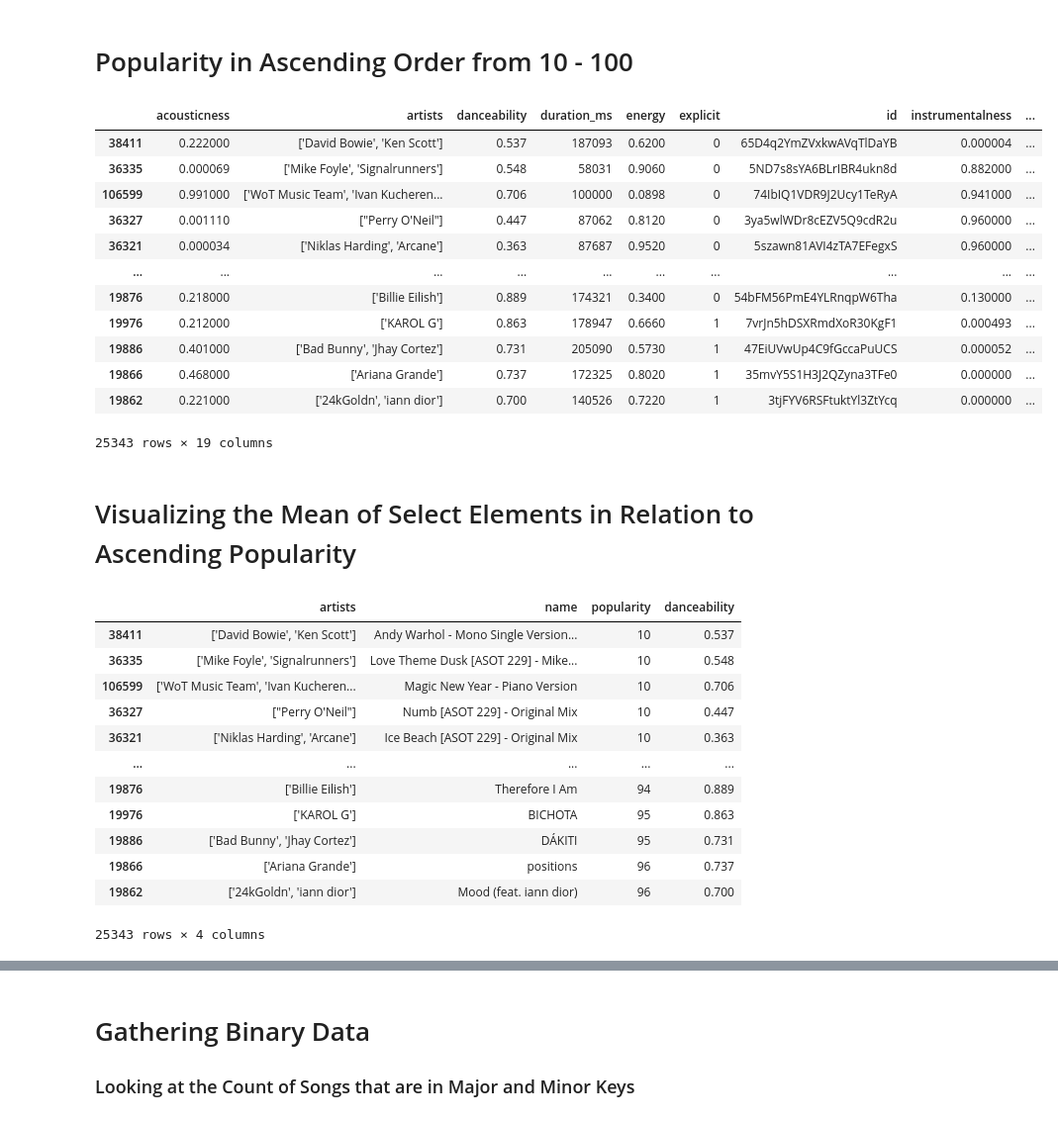
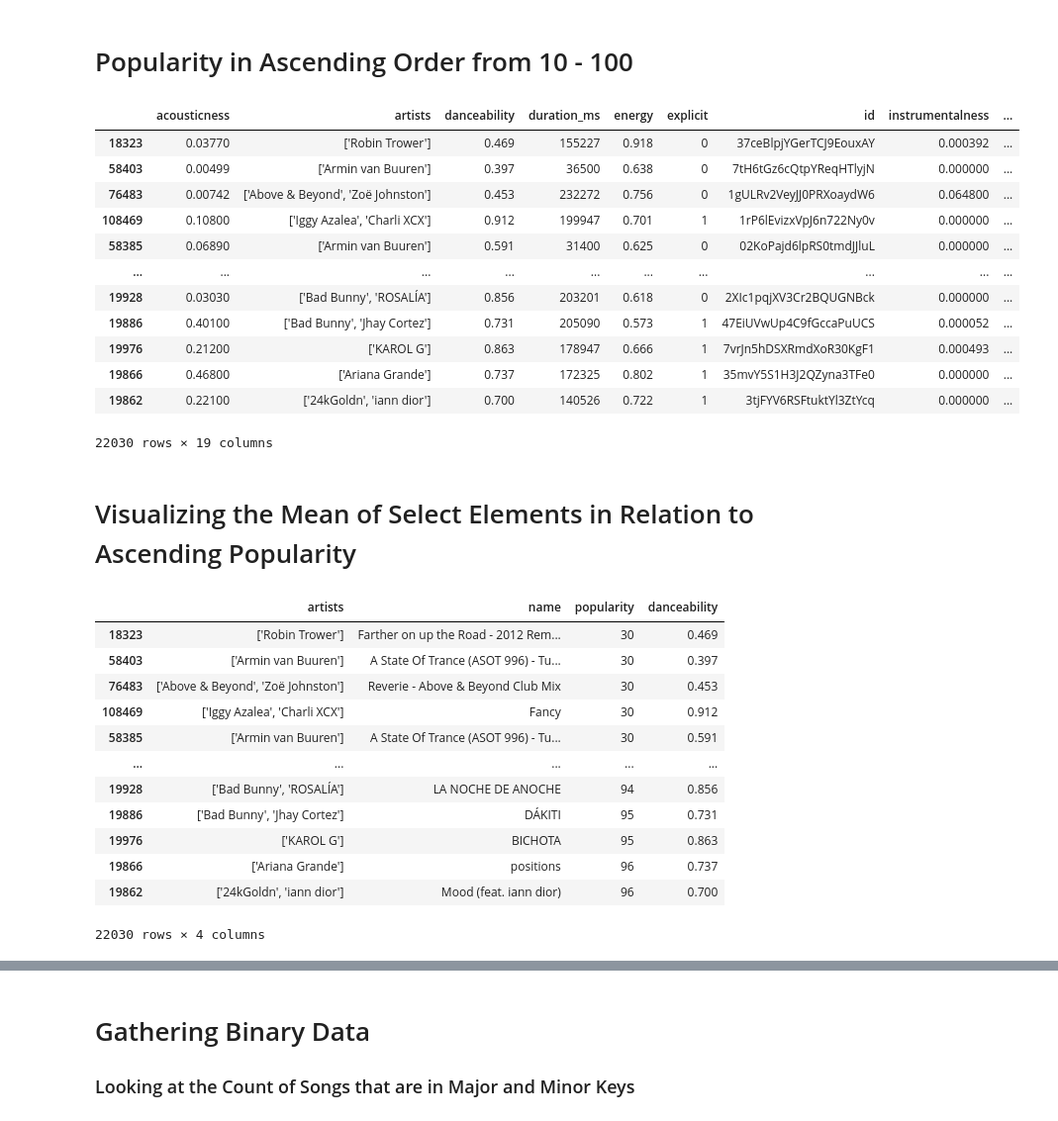
Before and after one commit to ATLas278/SpotifyDanceabillity, a Jupyter notebook: spotify_1.ipynb, the cells around one changed output, grey strips where cells are left out. Shown at 99% size. Saved outputs shown, nothing was run; the diff lists cells and outputs as text; code cells hidden in the pictures.

```diff
--- a/spotify_1.ipynb
+++ b/spotify_1.ipynb
@@ -51,22 +51,22 @@ millenial_df_2
 # %% [markdown]
 # Popularity in Ascending Order from 10 - 100
 # %%
-popularity_asc = millenial_df_2[(millenial_df_2['popularity'] >= 10) & (millenial_df_2['popularity'] < 100)].sort_values(by="popularity")
+popularity_asc = millenial_df_2[(millenial_df_2['popularity'] >= 30) & (millenial_df_2['popularity'] < 100)].sort_values(by="popularity")
 popularity_asc
 # %% [output]
 |  | acousticness | artists | danceability | duration_ms | energy | explicit | id | instrumentalness | ... |
-| 38411 | 0.222000 | ['David Bowie', 'Ken Scott'] | 0.537 | 187093 | 0.6200 | 0 | 65D4q2YmZVxkwAVqTlDaYB | 0.000004 | ... |
-| 36335 | 0.000069 | ['Mike Foyle', 'Signalrunners'] | 0.548 | 58031 | 0.9060 | 0 | 5ND7s8sYA6BLrIBR4ukn8d | 0.882000 | ... |
-| 106599 | 0.991000 | ['WoT Music Team', 'Ivan Kucheren... | 0.706 | 100000 | 0.0898 | 0 | 74IbIQ1VDR9J2Ucy1TeRyA | 0.941000 | ... |
-| 36327 | 0.001110 | ["Perry O'Neil"] | 0.447 | 87062 | 0.8120 | 0 | 3ya5wlWDr8cEZV5Q9cdR2u | 0.960000 | ... |
-| 36321 | 0.000034 | ['Niklas Harding', 'Arcane'] | 0.363 | 87687 | 0.9520 | 0 | 5szawn81AVI4zTA7EFegxS | 0.960000 | ... |
+| 18323 | 0.03770 | ['Robin Trower'] | 0.469 | 155227 | 0.918 | 0 | 37ceBlpjYGerTCJ9EouxAY | 0.000392 | ... |
+| 58403 | 0.00499 | ['Armin van Buuren'] | 0.397 | 36500 | 0.638 | 0 | 7tH6tGz6cQtpYReqHTlyjN | 0.000000 | ... |
+| 76483 | 0.00742 | ['Above & Beyond', 'Zoë Johnston'] | 0.453 | 232272 | 0.756 | 0 | 1gULRv2VeyJJ0PRXoaydW6 | 0.064800 | ... |
+| 108469 | 0.10800 | ['Iggy Azalea', 'Charli XCX'] | 0.912 | 199947 | 0.701 | 1 | 1rP6lEvizxVpJ6n722Ny0v | 0.000000 | ... |
+| 58385 | 0.06890 | ['Armin van Buuren'] | 0.591 | 31400 | 0.625 | 0 | 02KoPajd6lpRS0tmdJJluL | 0.000000 | ... |
 | ... | ... | ... | ... | ... | ... | ... | ... | ... | ... |
-| 19876 | 0.218000 | ['Billie Eilish'] | 0.889 | 174321 | 0.3400 | 0 | 54bFM56PmE4YLRnqpW6Tha | 0.130000 | ... |
-| 19976 | 0.212000 | ['KAROL G'] | 0.863 | 178947 | 0.6660 | 1 | 7vrJn5hDSXRmdXoR30KgF1 | 0.000493 | ... |
-| 19886 | 0.401000 | ['Bad Bunny', 'Jhay Cortez'] | 0.731 | 205090 | 0.5730 | 1 | 47EiUVwUp4C9fGccaPuUCS | 0.000052 | ... |
-| 19866 | 0.468000 | ['Ariana Grande'] | 0.737 | 172325 | 0.8020 | 1 | 35mvY5S1H3J2QZyna3TFe0 | 0.000000 | ... |
-| 19862 | 0.221000 | ['24kGoldn', 'iann dior'] | 0.700 | 140526 | 0.7220 | 1 | 3tjFYV6RSFtuktYl3ZtYcq | 0.000000 | ... |
+| 19928 | 0.03030 | ['Bad Bunny', 'ROSALÍA'] | 0.856 | 203201 | 0.618 | 0 | 2XIc1pqjXV3Cr2BQUGNBck | 0.000000 | ... |
+| 19886 | 0.40100 | ['Bad Bunny', 'Jhay Cortez'] | 0.731 | 205090 | 0.573 | 1 | 47EiUVwUp4C9fGccaPuUCS | 0.000052 | ... |
+| 19976 | 0.21200 | ['KAROL G'] | 0.863 | 178947 | 0.666 | 1 | 7vrJn5hDSXRmdXoR30KgF1 | 0.000493 | ... |
+| 19866 | 0.46800 | ['Ariana Grande'] | 0.737 | 172325 | 0.802 | 1 | 35mvY5S1H3J2QZyna3TFe0 | 0.000000 | ... |
+| 19862 | 0.22100 | ['24kGoldn', 'iann dior'] | 0.700 | 140526 | 0.722 | 1 | 3tjFYV6RSFtuktYl3ZtYcq | 0.000000 | ... |
-25343 rows × 19 columns
+22030 rows × 19 columns
 # %% [markdown]
 # Visualizing the Mean of Select Elements in Relation to Ascending Popularity
 # %%
@@ -74,18 +74,18 @@ pop_dance = popularity_asc[['artists','name','popularity','danceability']]
 pop_dance
 # %% [output]
 |  | artists | name | popularity | danceability |
-| 38411 | ['David Bowie', 'Ken Scott'] | Andy Warhol - Mono Single Version... | 10 | 0.537 |
-| 36335 | ['Mike Foyle', 'Signalrunners'] | Love Theme Dusk [ASOT 229] - Mike... | 10 | 0.548 |
-| 106599 | ['WoT Music Team', 'Ivan Kucheren... | Magic New Year - Piano Version | 10 | 0.706 |
-| 36327 | ["Perry O'Neil"] | Numb [ASOT 229] - Original Mix | 10 | 0.447 |
-| 36321 | ['Niklas Harding', 'Arcane'] | Ice Beach [ASOT 229] - Original Mix | 10 | 0.363 |
+| 18323 | ['Robin Trower'] | Farther on up the Road - 2012 Rem... | 30 | 0.469 |
+| 58403 | ['Armin van Buuren'] | A State Of Trance (ASOT 996) - Tu... | 30 | 0.397 |
+| 76483 | ['Above & Beyond', 'Zoë Johnston'] | Reverie - Above & Beyond Club Mix | 30 | 0.453 |
+| 108469 | ['Iggy Azalea', 'Charli XCX'] | Fancy | 30 | 0.912 |
+| 58385 | ['Armin van Buuren'] | A State Of Trance (ASOT 996) - Tu... | 30 | 0.591 |
 | ... | ... | ... | ... | ... |
-| 19876 | ['Billie Eilish'] | Therefore I Am | 94 | 0.889 |
+| 19928 | ['Bad Bunny', 'ROSALÍA'] | LA NOCHE DE ANOCHE | 94 | 0.856 |
+| 19886 | ['Bad Bunny', 'Jhay Cortez'] | DÁKITI | 95 | 0.731 |
 | 19976 | ['KAROL G'] | BICHOTA | 95 | 0.863 |
-| 19886 | ['Bad Bunny', 'Jhay Cortez'] | DÁKITI | 95 | 0.731 |
 | 19866 | ['Ariana Grande'] | positions | 96 | 0.737 |
 | 19862 | ['24kGoldn', 'iann dior'] | Mood (feat. iann dior) | 96 | 0.700 |
-25343 rows × 4 columns
+22030 rows × 4 columns
 # %%
 avg_dance = pop_dance.groupby('popularity').mean()
 avg_dance
```
Also changed, not shown: parts of 19 cells of this notebook.
